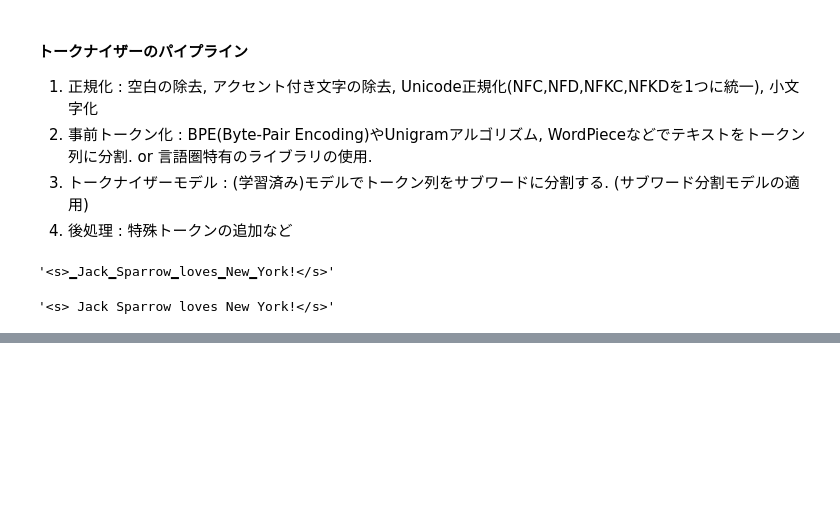
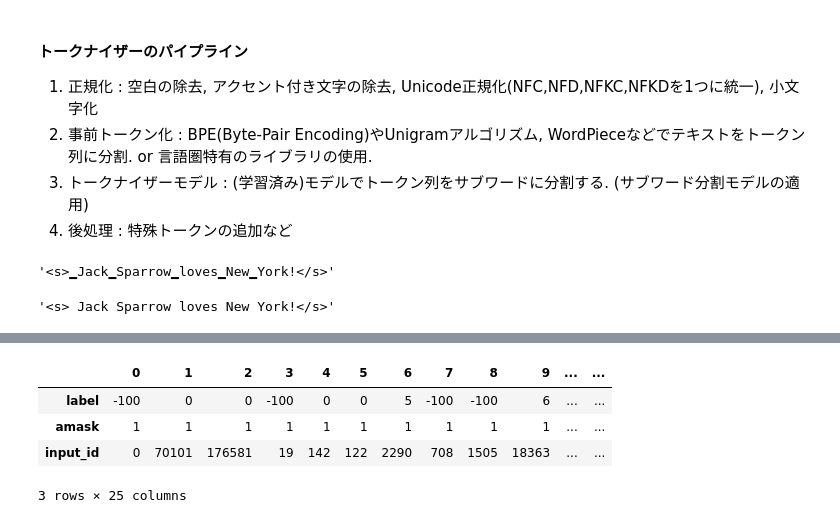
Before and after one commit to inoueshinichi/Book_Transformers, a Jupyter notebook: ch04_ner.ipynb, the cells around one changed output, grey strips where cells are left out. Cells and saved outputs as stored; diff of their text form; code cells hidden in the pictures; blank space fills up the shorter version.

```diff
--- a/ch04_ner.ipynb
+++ b/ch04_ner.ipynb
@@ -288,0 +476,7 @@ print(xlmr_tokens) # <s>, _***, </s>
+# %%
+print(panx_de["train"])
+trn_examples = panx_de["train"]
+trn_examples
+trn_examples['tokens']
+tokenized_inputs = xlmr_tokenizer(list(trn_examples['tokens']), truncation=True, is_split_into_words=True)
+tokenized_inputs[:2]
@@ -288,0 +490,27 @@ print(xlmr_tokens) # <s>, _***, </s>
+# %%
+# データセット全体に上記セルを適用する関数
+def tokenize_and_align_labels(examples): # examples: 'train', 'validation', 'test'
+    tokenized_inputs = xlmr_tokenizer(examples["tokens"], truncation=True, is_split_into_words=True)
+    labels = []
+    for idx, label in enumerate(examples["ner_tags"]):
+        word_ids = tokenized_inputs.word_ids(batch_index=idx)
+        previous_word_idx = None
+        label_ids = []
+        for word_idx in word_ids:
+            if word_idx is None or word_idx == previous_word_idx:
+                label_ids.append(-100) # torch.nn.CrossEntropyLossにignore_index属性があり、これが-100
+            else:
+                label_ids.append(label[word_idx])
+            previous_word_idx = word_idx
+        labels.append(label_ids)
+    tokenized_inputs["labels"] = labels
+    return tokenized_inputs
+# %%
+# 反復処理用関数
+def encode_panx_dataset(corpus):
+    return corpus.map(tokenize_and_align_labels, batched=True,
+                      remove_columns=["langs", "ner_tags", "tokens"])
+# %%
+# DatasetDictに適用して分割ごとにエンコードされたDatasetを得ることができる
+panx_de_encoded = encode_panx_dataset(panx_ch["de"])
+panx_de_encoded
@@ -288,0 +532,12 @@ print(xlmr_tokens) # <s>, _***, </s>
+# %%
+trn_labels_0 = panx_de_encoded["train"]["labels"][0]
+trn_input_ids_0 = panx_de_encoded["train"]["input_ids"][0]
+trn_attention_mask_0 = panx_de_encoded["train"]["attention_mask"][0]
+
+pd.DataFrame([trn_labels_0, trn_attention_mask_0, trn_input_ids_0], index=["label", "amask", 'input_id'])
+# %% [output]
+|  | 0 | 1 | 2 | 3 | 4 | 5 | 6 | 7 | 8 | 9 | ... | ... |
+| label | -100 | 0 | 0 | -100 | 0 | 0 | 5 | -100 | -100 | 6 | ... | ... |
+| amask | 1 | 1 | 1 | 1 | 1 | 1 | 1 | 1 | 1 | 1 | ... | ... |
+| input_id | 0 | 70101 | 176581 | 19 | 142 | 122 | 2290 | 708 | 1505 | 18363 | ... | ... |
+3 rows × 25 columns
```
Also changed, not shown: parts of 38 cells of this notebook.
